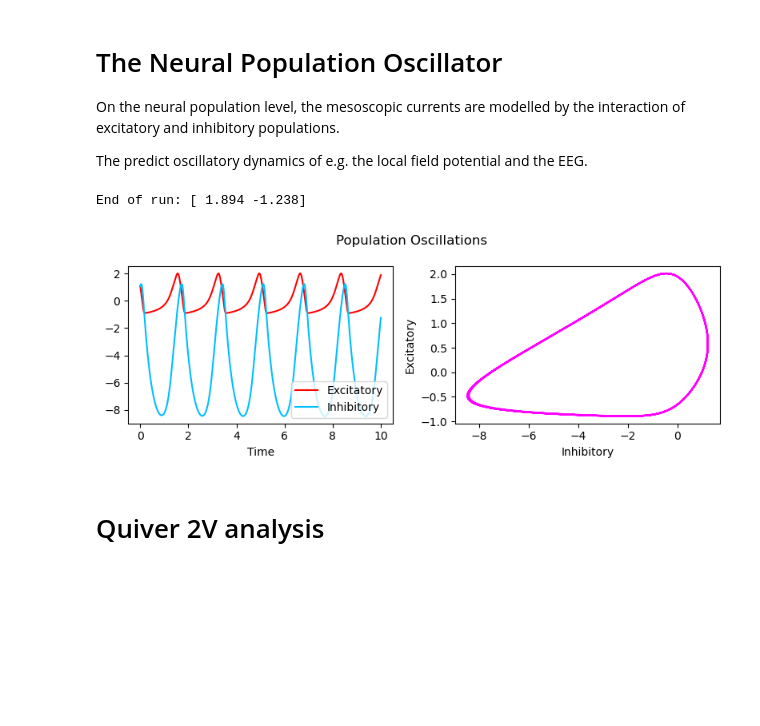
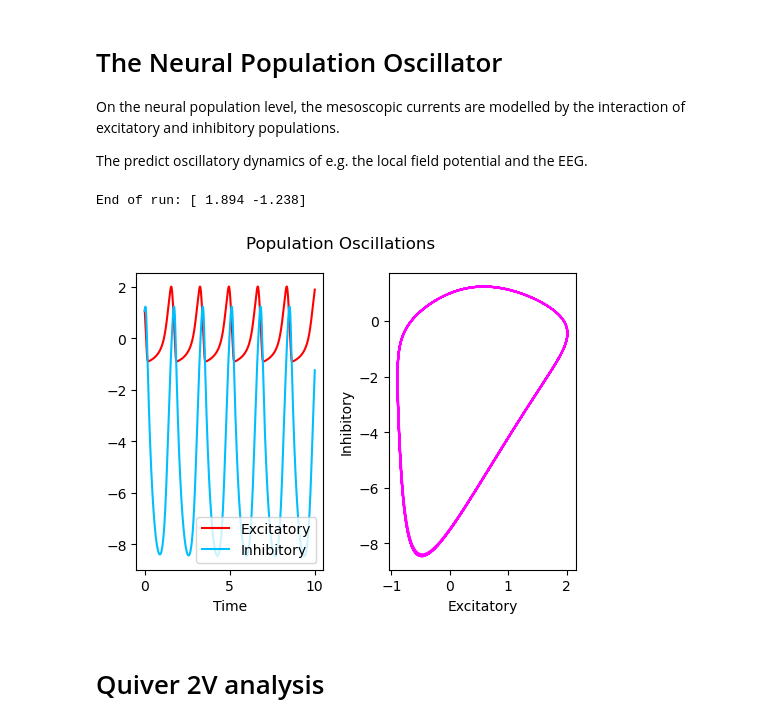
Before and after one commit to baierx/Dynamical_Systems_2025, a Jupyter notebook: Day_2/B_Neural_Population_Dynamics/population_2V_analysis.ipynb, the cells around one changed output. Cells and saved outputs as stored; diff of their text form; code cells hidden in the pictures; blank space fills up the shorter version.

```diff
--- a/Day_2/B_Neural_Population_Dynamics/population_2V_analysis.ipynb
+++ b/Day_2/B_Neural_Population_Dynamics/population_2V_analysis.ipynb
@@ -41,38 +41,38 @@ y_ini = (1.088, 1.071)
 # Time array
 time_stop = 10
 sr        = 1000
 time      = linspace(start=0, stop=time_stop, num=time_stop*sr)
 
 pulse = []
 
 # Simulation
 y = odeint(func=oscillator, y0=y_ini, t=time,
           args=(h_ex_0, h_in_0, pars, sr, time_stop),
           hmax=0.1)
 
-fig, ax = subplots(ncols=2, figsize=(8, 3))
+fig, ax = subplots(ncols=2, figsize=(5, 4))
 
 ax[0].plot(time, y[:,0], color='red', label='Excitatory');
 ax[0].plot(time, y[:,1], color='deepskyblue', label='Inhibitory');
-ax[1].plot(y[:,1], y[:,0], color='magenta');
+ax[1].plot(y[:,0], y[:,1], color='magenta');
 ax[0].legend(loc='lower right')
 ax[0].set_xlabel('Time')
-ax[1].set_xlabel('Inhibitory')
-ax[1].set_ylabel('Excitatory')
+ax[1].set_xlabel('Excitatory')
+ax[1].set_ylabel('Inhibitory')
 
 
 chars = 'Population Oscillations'
 
 fig.suptitle(chars)
 
 fig.tight_layout()
 
 # Show final values of all variables
 print('End of run:', around(y[-1,:],3))
 print('')
 # %% [output]
 End of run: [ 1.894 -1.238]
-[figure, old version]
+[figure, new version]
 # %% [markdown]
 # Quiver 2V analysis
 # %%
```
Also changed, not shown: parts of 2 cells of this notebook, 1 other file.
